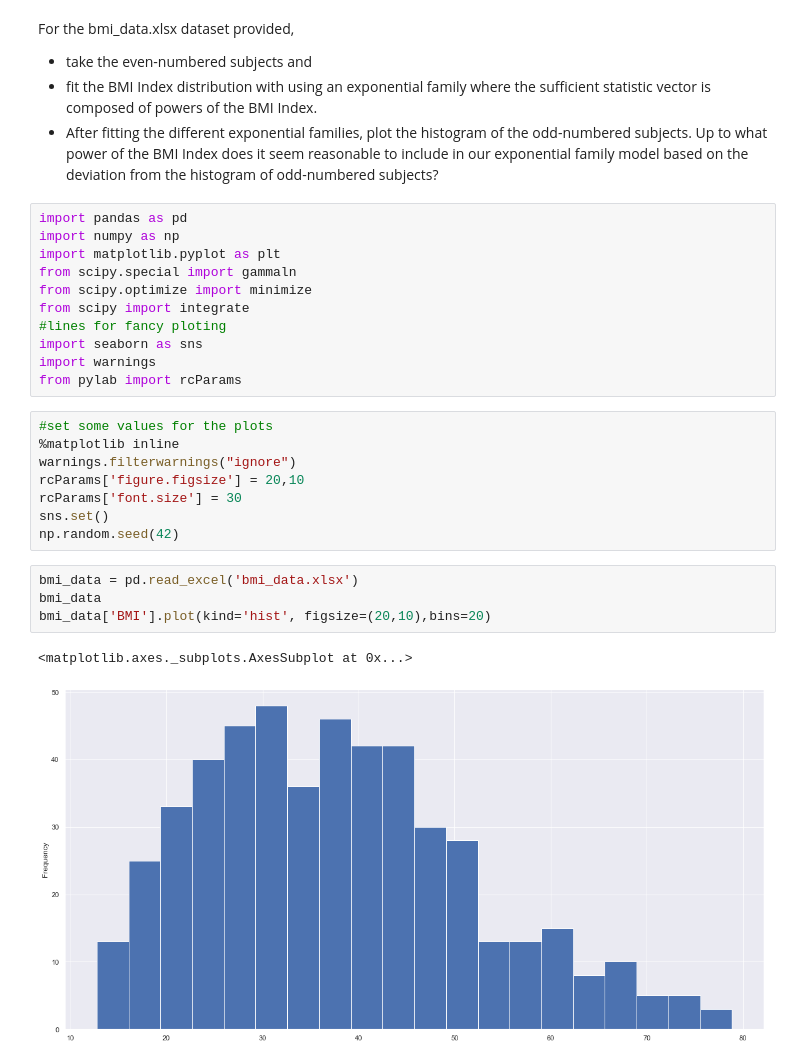
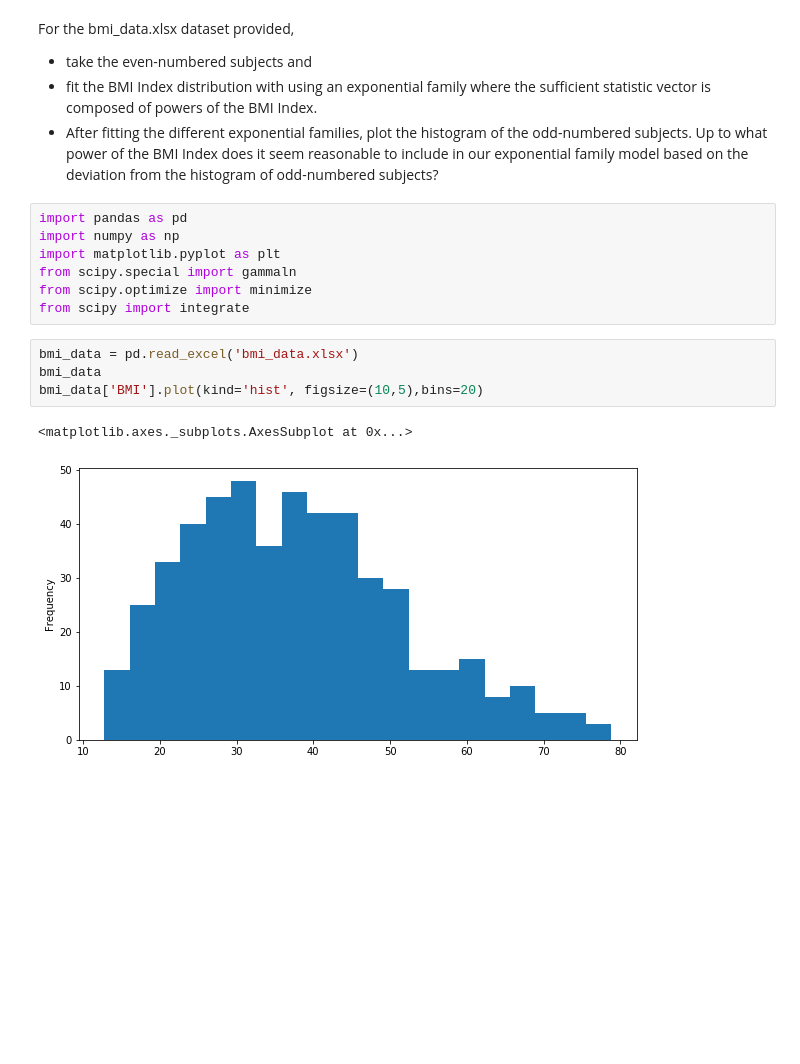
Before and after one commit to EiderDiaz/midterm_ds_is, a Jupyter notebook: final summer takehome/Q1_exponential families.ipynb, the cells around one changed output. Saved outputs shown, nothing was run; the diff lists cells and outputs as text; blank space fills up the shorter version.

```diff
--- a/final summer takehome/Q1_exponential families.ipynb
+++ b/final summer takehome/Q1_exponential families.ipynb
@@ -11,25 +11,13 @@ import matplotlib.pyplot as plt
 from scipy.special import gammaln
 from scipy.optimize import minimize
 from scipy import integrate
-#lines for fancy ploting
-import seaborn as sns
-import warnings
-from pylab import rcParams
-# %%
-#set some values for the plots
-%matplotlib inline
-warnings.filterwarnings("ignore")
-rcParams['figure.figsize'] = 20,10
-rcParams['font.size'] = 30
-sns.set()
-np.random.seed(42)
 # %%
 bmi_data = pd.read_excel('bmi_data.xlsx')
 bmi_data
-bmi_data['BMI'].plot(kind='hist', figsize=(20,10),bins=20)
+bmi_data['BMI'].plot(kind='hist', figsize=(10,5),bins=20)
 # %% [output]
 <matplotlib.axes._subplots.AxesSubplot at 0x...>
-[figure, old version]
+[figure, new version]
 # %%
 freqs, bins = np.histogram(bmi_data["BMI"], bins=20)
 bmi_median = bmi_data["BMI"].median()
```
Also changed, not shown: parts of 23 cells of this notebook, 1 other file.
